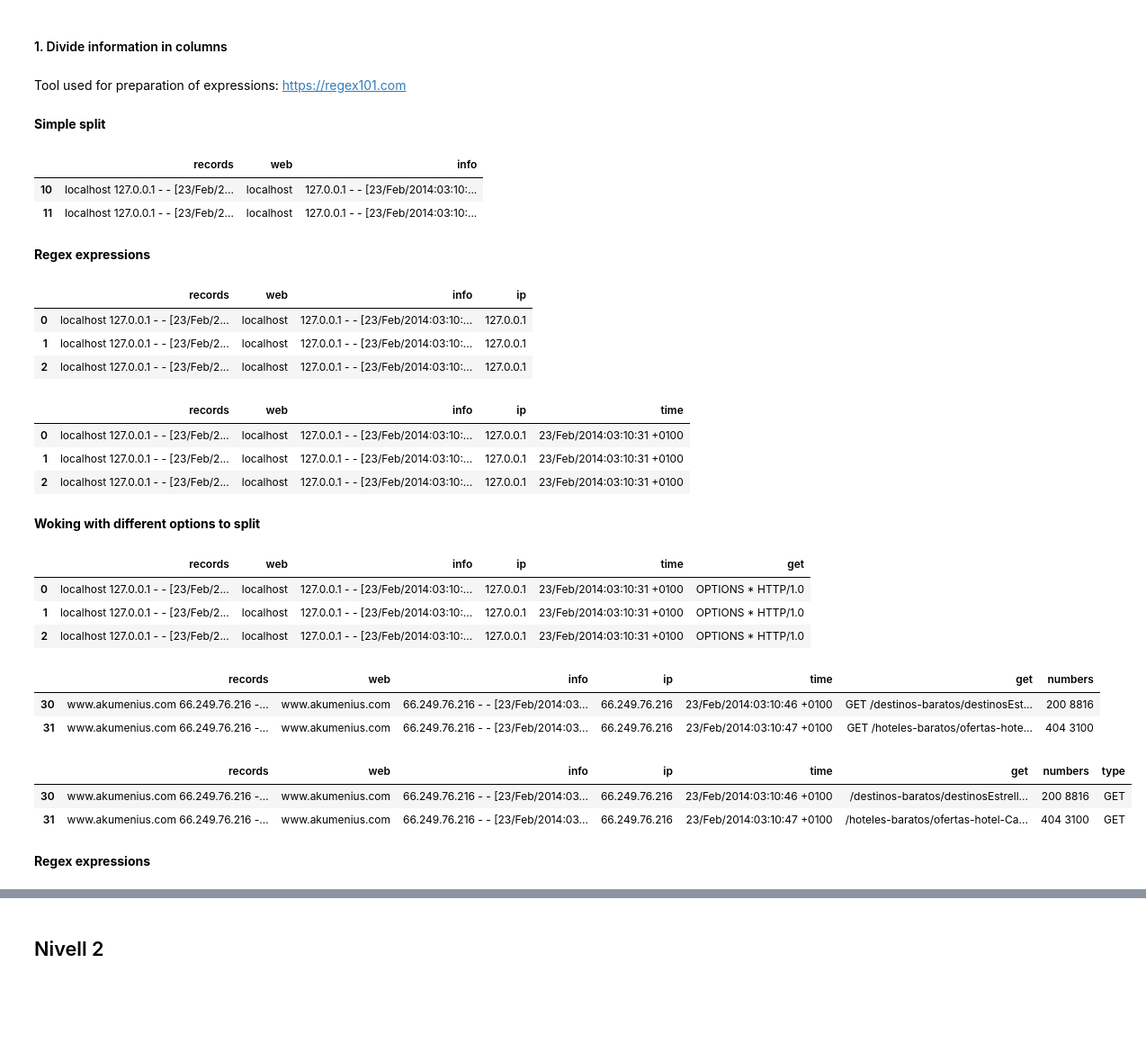
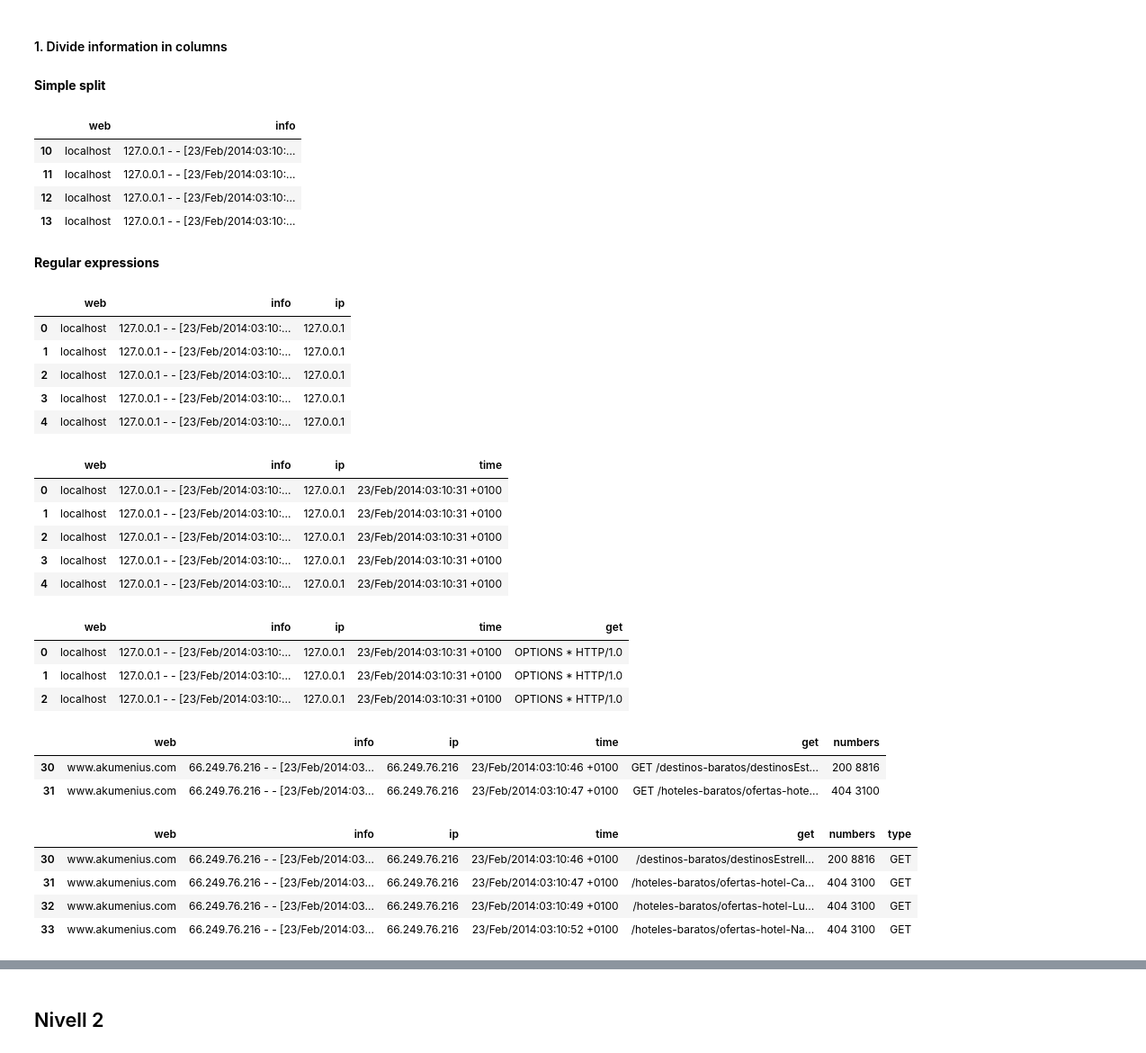
Before and after one commit to dominikapetru/Registre_de_logs, a Jupyter notebook: Sprint5_T01.ipynb, the cells around one changed output, grey strips where cells are left out. Shown at 90% size. Saved outputs shown, nothing was run; the diff lists cells and outputs as text; code cells hidden in the pictures; blank space fills up the shorter version.

```diff
--- a/Sprint5_T01.ipynb
+++ b/Sprint5_T01.ipynb
@@ -18,20 +23,22 @@ data[50:52]#show a sample of records
 | 51 | www.akumenius.com 66.249.76.216 -... |
 # %% [markdown]
 #### 1. Divide information in columns
-# %% [markdown]
-Tool used for preparation of expressions: https://regex101.com
 # %% [markdown]
 **Simple split**
 # %%
 #info about of record - localhost or web? simple split
 data[['web','info']] = data['records'].str.split(" ", 1, expand=True)
-data[10:12]#column info will serve for manipulation of the content
+data.drop(['records'], axis=1, inplace=True)
+#column info will serve for manipulation of the content
+data[10:14]
 # %% [output]
-|  | records | web | info |
-| 10 | localhost 127.0.0.1 - - [23/Feb/2... | localhost | 127.0.0.1 - - [23/Feb/2014:03:10:... |
-| 11 | localhost 127.0.0.1 - - [23/Feb/2... | localhost | 127.0.0.1 - - [23/Feb/2014:03:10:... |
+|  | web | info |
+| 10 | localhost | 127.0.0.1 - - [23/Feb/2014:03:10:... |
+| 11 | localhost | 127.0.0.1 - - [23/Feb/2014:03:10:... |
+| 12 | localhost | 127.0.0.1 - - [23/Feb/2014:03:10:... |
+| 13 | localhost | 127.0.0.1 - - [23/Feb/2014:03:10:... |
-# %% [markdown]
-**Regex expressions**
+# %% [markdown]
+**Regular expressions**
 # %%
 #ip? pattern with regular expressions
 pattern='\d{1,3}\.\d{1,3}\.\d{1,3}\.\d{1,3}'
@@ -40,12 +47,14 @@ for values in data['info']:
     search.append(re.search(pattern, values).group())
 
 data['ip'] = search
-data.head(3)
+data.head(5)
 # %% [output]
-|  | records | web | info | ip |
-| 0 | localhost 127.0.0.1 - - [23/Feb/2... | localhost | 127.0.0.1 - - [23/Feb/2014:03:10:... | 127.0.0.1 |
-| 1 | localhost 127.0.0.1 - - [23/Feb/2... | localhost | 127.0.0.1 - - [23/Feb/2014:03:10:... | 127.0.0.1 |
-| 2 | localhost 127.0.0.1 - - [23/Feb/2... | localhost | 127.0.0.1 - - [23/Feb/2014:03:10:... | 127.0.0.1 |
+|  | web | info | ip |
+| 0 | localhost | 127.0.0.1 - - [23/Feb/2014:03:10:... | 127.0.0.1 |
+| 1 | localhost | 127.0.0.1 - - [23/Feb/2014:03:10:... | 127.0.0.1 |
+| 2 | localhost | 127.0.0.1 - - [23/Feb/2014:03:10:... | 127.0.0.1 |
+| 3 | localhost | 127.0.0.1 - - [23/Feb/2014:03:10:... | 127.0.0.1 |
+| 4 | localhost | 127.0.0.1 - - [23/Feb/2014:03:10:... | 127.0.0.1 |
 # %%
 #time?
 pattern='\d{1,2}\/\w{1,3}\/\d{1,4}\:\d{1,2}\:\d{1,2}\:\d{1,2}\s\D\d{1,4}'
@@ -54,14 +63,14 @@ for values in data['info']:
     search.append(re.search(pattern, values).group())
 
 data['time'] = search
-data.head(3)
+data.head(5)
 # %% [output]
-|  | records | web | info | ip | time |
-| 0 | localhost 127.0.0.1 - - [23/Feb/2... | localhost | 127.0.0.1 - - [23/Feb/2014:03:10:... | 127.0.0.1 | 23/Feb/2014:03:10:31 +0100 |
-| 1 | localhost 127.0.0.1 - - [23/Feb/2... | localhost | 127.0.0.1 - - [23/Feb/2014:03:10:... | 127.0.0.1 | 23/Feb/2014:03:10:31 +0100 |
-| 2 | localhost 127.0.0.1 - - [23/Feb/2... | localhost | 127.0.0.1 - - [23/Feb/2014:03:10:... | 127.0.0.1 | 23/Feb/2014:03:10:31 +0100 |
+|  | web | info | ip | time |
+| 0 | localhost | 127.0.0.1 - - [23/Feb/2014:03:10:... | 127.0.0.1 | 23/Feb/2014:03:10:31 +0100 |
+| 1 | localhost | 127.0.0.1 - - [23/Feb/2014:03:10:... | 127.0.0.1 | 23/Feb/2014:03:10:31 +0100 |
+| 2 | localhost | 127.0.0.1 - - [23/Feb/2014:03:10:... | 127.0.0.1 | 23/Feb/2014:03:10:31 +0100 |
+| 3 | localhost | 127.0.0.1 - - [23/Feb/2014:03:10:... | 127.0.0.1 | 23/Feb/2014:03:10:31 +0100 |
+| 4 | localhost | 127.0.0.1 - - [23/Feb/2014:03:10:... | 127.0.0.1 | 23/Feb/2014:03:10:31 +0100 |
-# %% [markdown]
-**Woking with different options to split**
 # %%
 #get request Apache - all the information till HTTP/1.1 including
 x = data['info'].str.split('\"',1, expand=True)
@@ -70,10 +79,10 @@ var = x[1].str.split('\"',1, expand=True)
 data['get'] = var[0]
 data.head(3)
 # %% [output]
-|  | records | web | info | ip | time | get |
-| 0 | localhost 127.0.0.1 - - [23/Feb/2... | localhost | 127.0.0.1 - - [23/Feb/2014:03:10:... | 127.0.0.1 | 23/Feb/2014:03:10:31 +0100 | OPTIONS * HTTP/1.0 |
-| 1 | localhost 127.0.0.1 - - [23/Feb/2... | localhost | 127.0.0.1 - - [23/Feb/2014:03:10:... | 127.0.0.1 | 23/Feb/2014:03:10:31 +0100 | OPTIONS * HTTP/1.0 |
-| 2 | localhost 127.0.0.1 - - [23/Feb/2... | localhost | 127.0.0.1 - - [23/Feb/2014:03:10:... | 127.0.0.1 | 23/Feb/2014:03:10:31 +0100 | OPTIONS * HTTP/1.0 |
+|  | web | info | ip | time | get |
+| 0 | localhost | 127.0.0.1 - - [23/Feb/2014:03:10:... | 127.0.0.1 | 23/Feb/2014:03:10:31 +0100 | OPTIONS * HTTP/1.0 |
+| 1 | localhost | 127.0.0.1 - - [23/Feb/2014:03:10:... | 127.0.0.1 | 23/Feb/2014:03:10:31 +0100 | OPTIONS * HTTP/1.0 |
+| 2 | localhost | 127.0.0.1 - - [23/Feb/2014:03:10:... | 127.0.0.1 | 23/Feb/2014:03:10:31 +0100 | OPTIONS * HTTP/1.0 |
 # %%
 #numbers of visit
 var2 = var[1].str.split('\"',1, expand=True)
@@ -82,17 +91,17 @@ var2[0] = var2[0].str.strip(' - ')
 data['numbers'] = var2[0]
 data[30:32]
 # %% [output]
-|  | records | web | info | ip | time | get | numbers |
-| 30 | www.akumenius.com 66.249.76.216 -... | www.akumenius.com | 66.249.76.216 - - [23/Feb/2014:03... | 66.249.76.216 | 23/Feb/2014:03:10:46 +0100 | GET /destinos-baratos/destinosEst... | 200 8816 |
-| 31 | www.akumenius.com 66.249.76.216 -... | www.akumenius.com | 66.249.76.216 - - [23/Feb/2014:03... | 66.249.76.216 | 23/Feb/2014:03:10:47 +0100 | GET /hoteles-baratos/ofertas-hote... | 404 3100 |
+|  | web | info | ip | time | get | numbers |
+| 30 | www.akumenius.com | 66.249.76.216 - - [23/Feb/2014:03... | 66.249.76.216 | 23/Feb/2014:03:10:46 +0100 | GET /destinos-baratos/destinosEst... | 200 8816 |
+| 31 | www.akumenius.com | 66.249.76.216 - - [23/Feb/2014:03... | 66.249.76.216 | 23/Feb/2014:03:10:47 +0100 | GET /hoteles-baratos/ofertas-hote... | 404 3100 |
 # %%
 #type of request
 data[['type','get']] = data['get'].str.split('\W',1, expand=True)
-data[30:32]
+data[30:34]
 # %% [output]
-|  | records | web | info | ip | time | get | numbers | type |
-| 30 | www.akumenius.com 66.249.76.216 -... | www.akumenius.com | 66.249.76.216 - - [23/Feb/2014:03... | 66.249.76.216 | 23/Feb/2014:03:10:46 +0100 | /destinos-baratos/destinosEstrell... | 200 8816 | GET |
-| 31 | www.akumenius.com 66.249.76.216 -... | www.akumenius.com | 66.249.76.216 - - [23/Feb/2014:03... | 66.249.76.216 | 23/Feb/2014:03:10:47 +0100 | /hoteles-baratos/ofertas-hotel-Ca... | 404 3100 | GET |
+|  | web | info | ip | time | get | numbers | type |
+| 30 | www.akumenius.com | 66.249.76.216 - - [23/Feb/2014:03... | 66.249.76.216 | 23/Feb/2014:03:10:46 +0100 | /destinos-baratos/destinosEstrell... | 200 8816 | GET |
+| 31 | www.akumenius.com | 66.249.76.216 - - [23/Feb/2014:03... | 66.249.76.216 | 23/Feb/2014:03:10:47 +0100 | /hoteles-baratos/ofertas-hotel-Ca... | 404 3100 | GET |
+| 32 | www.akumenius.com | 66.249.76.216 - - [23/Feb/2014:03... | 66.249.76.216 | 23/Feb/2014:03:10:49 +0100 | /hoteles-baratos/ofertas-hotel-Lu... | 404 3100 | GET |
+| 33 | www.akumenius.com | 66.249.76.216 - - [23/Feb/2014:03... | 66.249.76.216 | 23/Feb/2014:03:10:52 +0100 | /hoteles-baratos/ofertas-hotel-Na... | 404 3100 | GET |
-# %% [markdown]
-**Regex expressions**
 # %%
```
Also changed, not shown: parts of 22 cells of this notebook.
